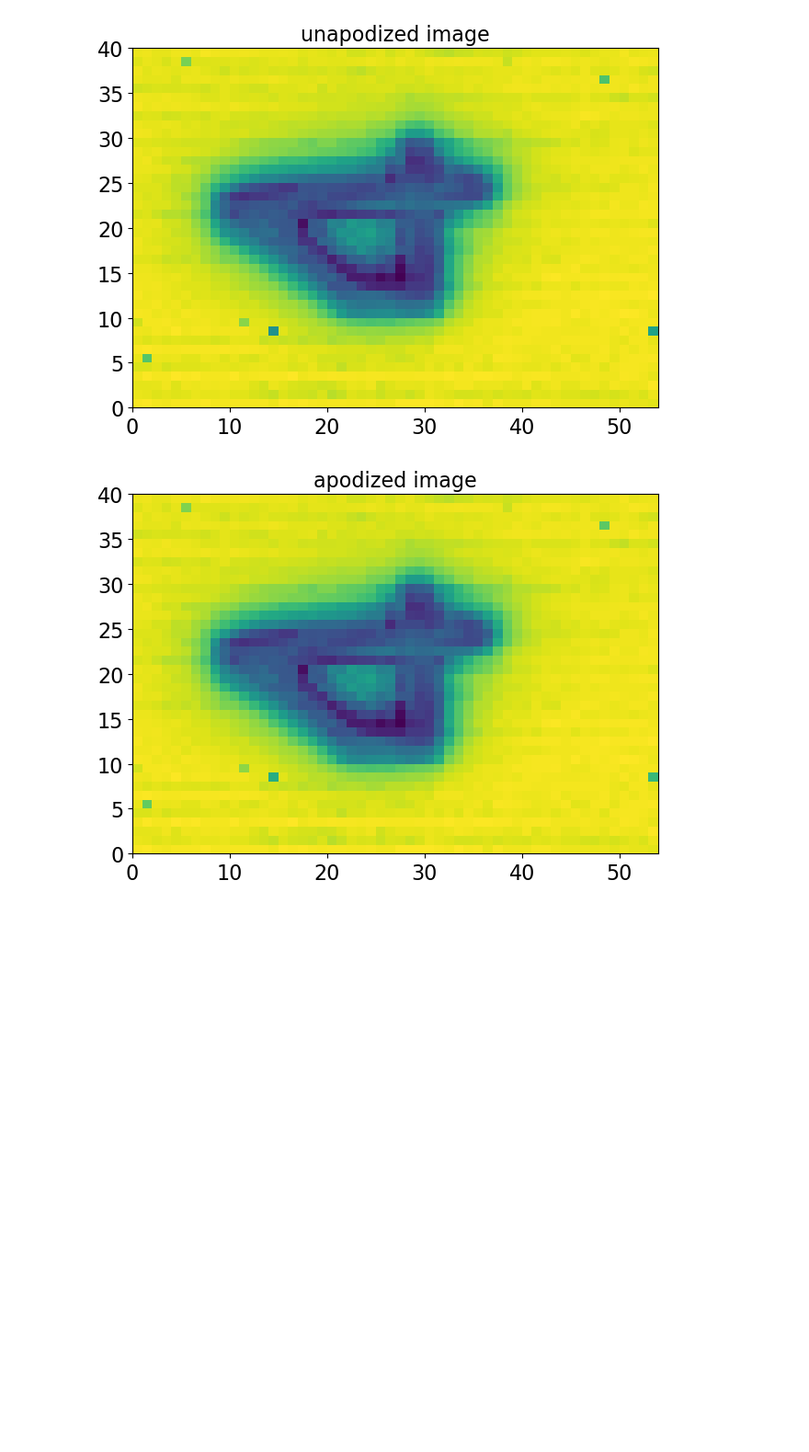
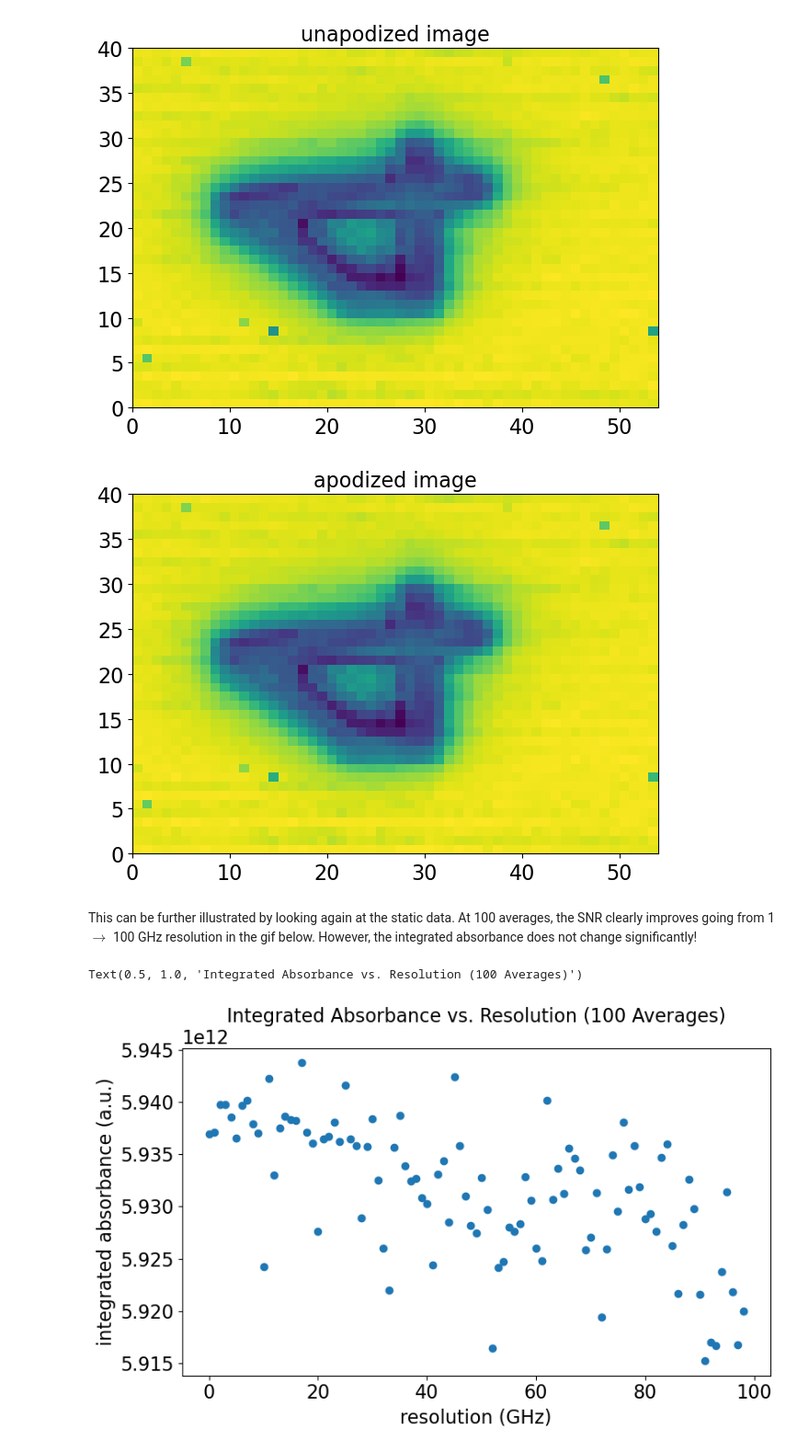
Before and after one commit to peter-chang62/Microscope_Data_Analysis, a Jupyter notebook: notebooks/apply_apod_to_image.ipynb, the cells around one changed output. Shown at 92% size. Saved outputs shown, nothing was run; the diff lists cells and outputs as text; code cells hidden in the pictures; blank space fills up the shorter version.

```diff
--- a/notebooks/apply_apod_to_image.ipynb
+++ b/notebooks/apply_apod_to_image.ipynb
@@ -207,3 +207,5 @@ plt.title("apodized image")
 Text(0.5, 1.0, 'apodized image')
 [figure]
 [figure]
+# %% [markdown]
+This can be further illustrated by looking again at the static data. At 100 averages, the SNR clearly improves going from 1 $\rightarrow$ 100 GHz resolution in the gif below. However, the integrated absorbance does not change significantly!
@@ -209,0 +223,11 @@ Text(0.5, 1.0, 'apodized image')
+# %%
+if os.name == "nt":
+    path = (
+        r"C:\Users\pchan\SynologyDrive\Research_Projects\Microscope/"
+        r"Python_Workspace\data\phase_corrected/"
+    )
+else:
+    path = (
+        r"/Volumes/Peter SSD/Research_Projects/Microscope/Python_Workspace"
+        r"/data/phase_corrected/"
+    )
@@ -209,0 +236,57 @@ Text(0.5, 1.0, 'apodized image')
+# %%
+data_bckgnd = np.load(  # taken on silicon
+    path + "stage1_5116_stage2_8500_53856x74180_phase_corrected.npy",
+    mmap_mode="r",
+)
+
+data_su8 = np.load(  # taken on silicon
+    path + "stage1_5300_stage2_8970_53856x74180_phase_corrected.npy",
+    mmap_mode="r",
+)
+
+N_avg = 100
+avg_bckgnd = np.mean(data_bckgnd[:N_avg], axis=0)
+avg_su8 = np.mean(data_su8[:N_avg], axis=0)
+
+RESOLUTION = np.arange(1, 100)
+AREA = np.zeros(len(RESOLUTION))
+plot = False
+save = False
+if plot:
+    fig, ax = plt.subplots(1, 1)
+for n, r in enumerate(tqdm(RESOLUTION)):
+    ppifg = 74180
+    center = ppifg // 2
+    window = int(np.round(ppifg / r))
+
+    wl_ll, wl_ul = 3.25, 3.6
+    nu_a = np.fft.rfftfreq(window, 1e-9) * ppifg
+    nu_a += nu_a[-1] * 2
+    wl_a = sc.c * 1e6 / nu_a
+    ind_ll_a, ind_ul_a = np.argmin(abs(wl_a - wl_ul)), np.argmin(abs(wl_a - wl_ll))
+
+    ft_bckgnd = dpc.rfft(avg_bckgnd[center - window // 2 : center + window // 2])
+    ft_su8 = dpc.rfft(avg_su8[center - window // 2 : center + window // 2])
+
+    absorption = abs(ft_su8) / abs(ft_bckgnd)
+    absorbance = -np.log(absorption)
+    # make sure you provide a frequency axis, or else the area won't be the
+    # same since the number of points change but it would assume dx=1
+    AREA[n] = simpson(absorbance[ind_ll_a:ind_ul_a], x=nu_a[ind_ll_a:ind_ul_a])
+
+    if plot:
+        ax.clear()
+        ax.plot(wl_a[ind_ll_a:ind_ul_a], absorbance[ind_ll_a:ind_ul_a])
+        if save:
+            plt.savefig(f"fig/{n}.png")
+        else:
+            plt.pause(0.1)
+
+fig = plt.figure(figsize=np.array([8.34, 5.3]))
+plt.plot(AREA, "o")
+plt.xlabel("resolution (GHz)")
+plt.ylabel("integrated absorbance (a.u.)")
+plt.title("Integrated Absorbance vs. Resolution (100 Averages)")
+# %% [output]
+Text(0.5, 1.0, 'Integrated Absorbance vs. Resolution (100 Averages)')
+[figure, added]
```
Also changed, not shown: parts of 5 cells of this notebook, 4 other files.
